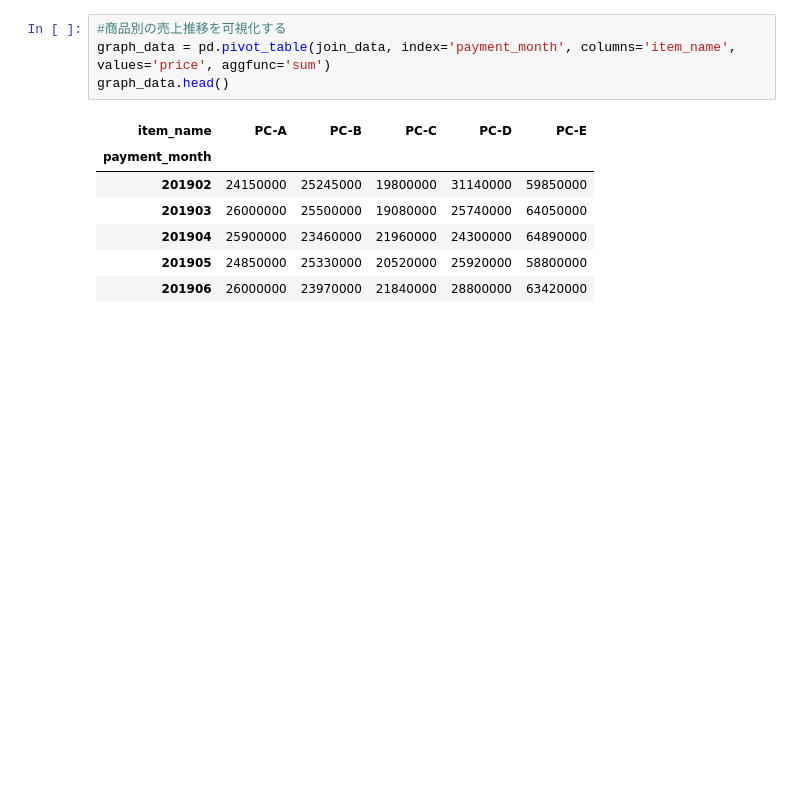
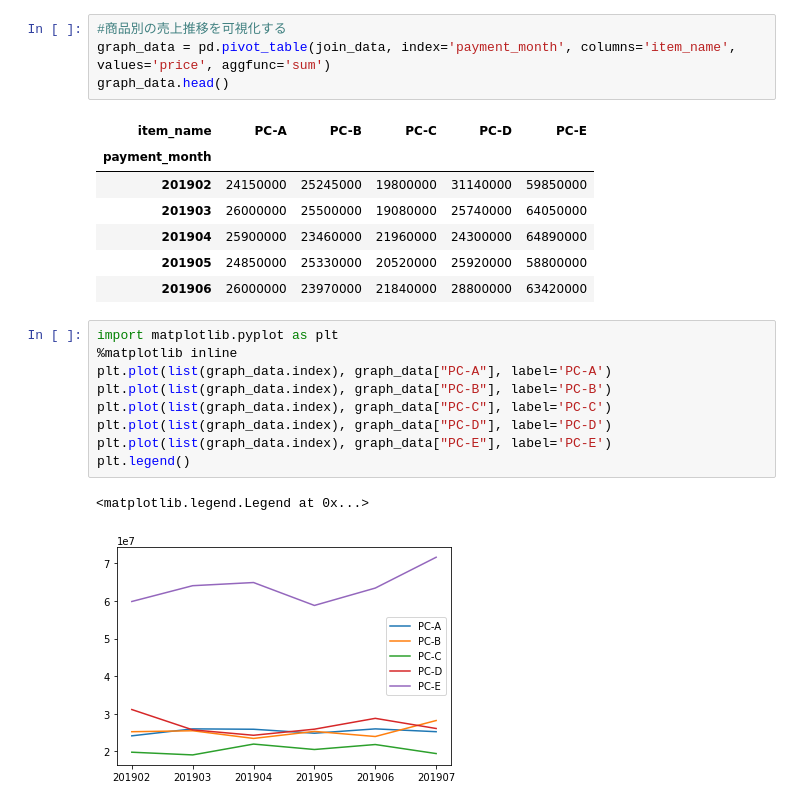
Before and after one commit to katuhito/workspace003, a Jupyter notebook: knock001.ipynb, the cells around one changed output. Cells and saved outputs as stored; diff of their text form; blank space fills up the shorter version.

```diff
--- a/knock001.ipynb
+++ b/knock001.ipynb
@@ -300,3 +300,15 @@ graph_data.head()
 | 201904 | 25900000 | 23460000 | 21960000 | 24300000 | 64890000 |
 | 201905 | 24850000 | 25330000 | 20520000 | 25920000 | 58800000 |
 | 201906 | 26000000 | 23970000 | 21840000 | 28800000 | 63420000 |
+# %%
+import matplotlib.pyplot as plt
+%matplotlib inline
+plt.plot(list(graph_data.index), graph_data["PC-A"], label='PC-A')
+plt.plot(list(graph_data.index), graph_data["PC-B"], label='PC-B')
+plt.plot(list(graph_data.index), graph_data["PC-C"], label='PC-C')
+plt.plot(list(graph_data.index), graph_data["PC-D"], label='PC-D')
+plt.plot(list(graph_data.index), graph_data["PC-E"], label='PC-E')
+plt.legend()
+# %% [output]
+<matplotlib.legend.Legend at 0x...>
+[figure, added]
```
